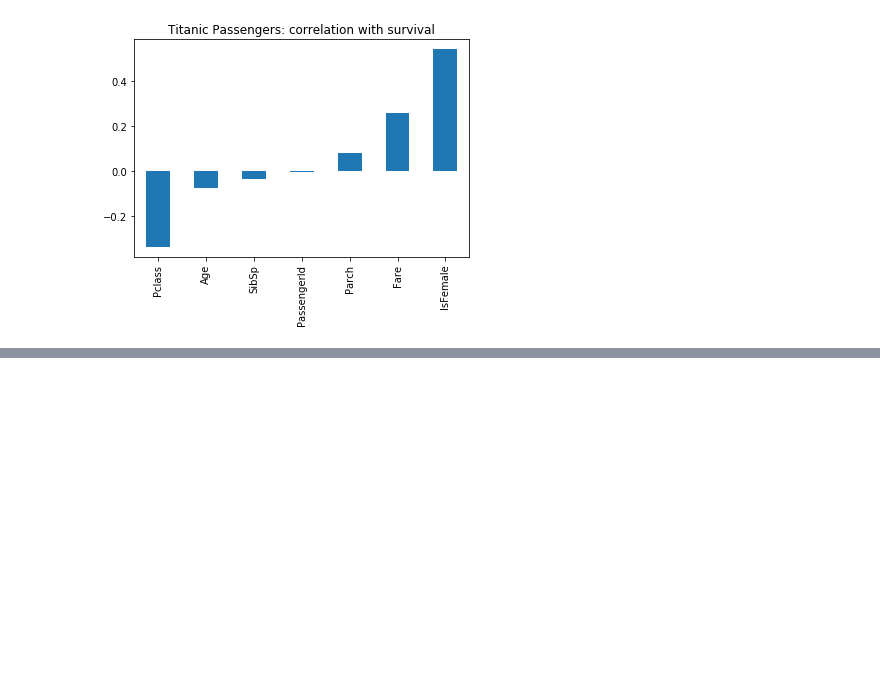
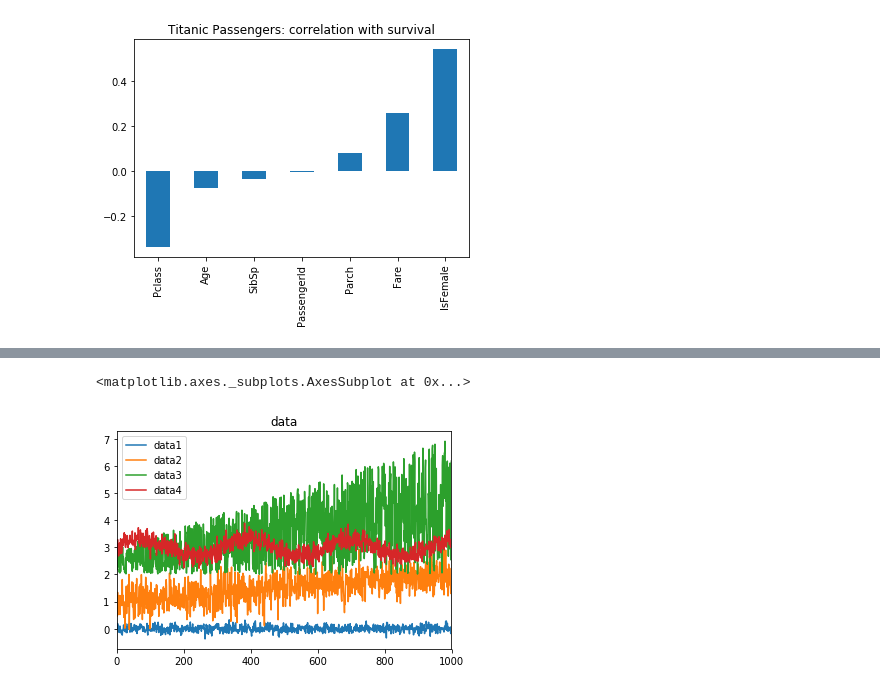
Before and after one commit to drujensen/zero-to-deep-learning, a Jupyter notebook: work/Chapter 2.ipynb, the cells around one changed output, grey strips where cells are left out. Saved outputs shown, nothing was run; the diff lists cells and outputs as text; code cells hidden in the pictures; blank space fills up the shorter version.

Commit message:
found data

```diff
--- a/work/Chapter 2.ipynb
+++ b/work/Chapter 2.ipynb
@@ -255,0 +259,9 @@ df.plot(title='Line Plot')
+# %%
+data1 = np.random.normal(0, 0.1, 1000)
+data2 = np.random.normal(1, 0.4, 1000) + np.linspace(0, 1, 1000)
+data3 = 2 + np.random.random(1000) * np.linspace(1, 5, 1000)
+data4 = np.random.normal(3, 0.2, 1000) + 0.3 * np.sin(np.linspace(0, 20, 1000))
+# %%
+data = np.vstack([data1, data2, data3, data4]).transpose()
+df = pd.DataFrame(data, columns=['data1', 'data2', 'data3', 'data4'])
+df.head()
@@ -255,0 +275,6 @@ df.plot(title='Line Plot')
+# %%
+%matplotlib inline
+df.plot(title="data")
+# %% [output]
+<matplotlib.axes._subplots.AxesSubplot at 0x...>
+[figure, added]
```
Also changed, not shown: parts of 28 cells of this notebook, 16 other files.
